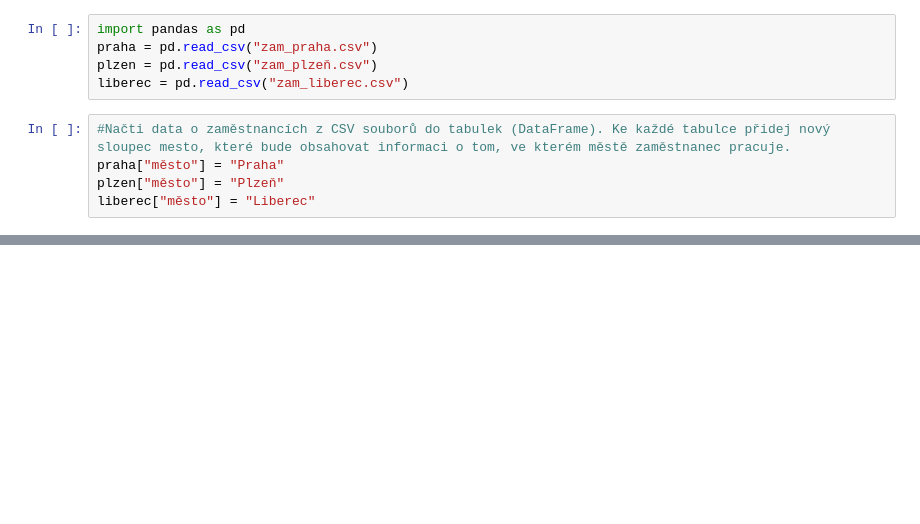
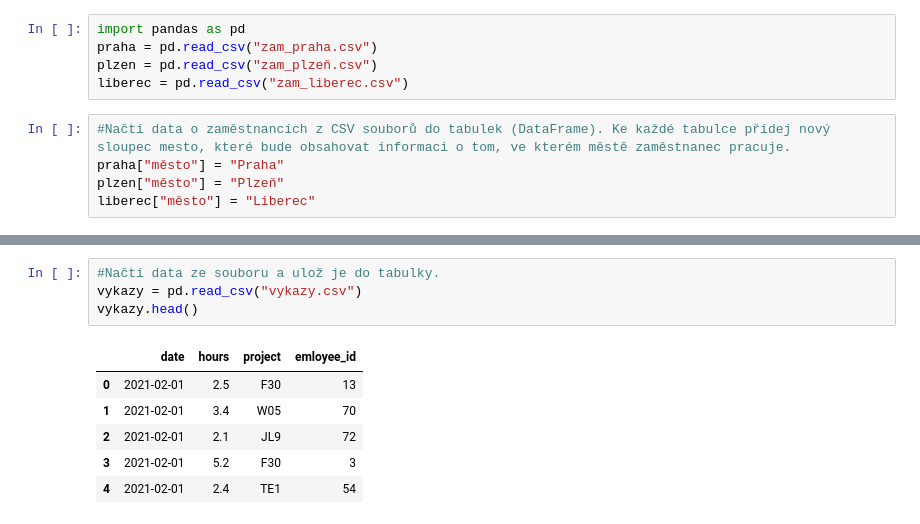
Before and after one commit to TerkaNemeckova/kurz-python-1, a Jupyter notebook: 10. úkol.ipynb, the cells around one changed output, grey strips where cells are left out. Cells and saved outputs as stored; diff of their text form; blank space fills up the shorter version.

```diff
--- a/10. úkol.ipynb
+++ b/10. úkol.ipynb
@@ -24,0 +75,11 @@ platy = pd.read_csv("platy_2021_02.csv")
+# %%
+#Načti data ze souboru a ulož je do tabulky.
+vykazy = pd.read_csv("vykazy.csv")
+vykazy.head()
+# %% [output]
+|  | date | hours | project | emloyee_id |
+| 0 | 2021-02-01 | 2.5 | F30 | 13 |
+| 1 | 2021-02-01 | 3.4 | W05 | 70 |
+| 2 | 2021-02-01 | 2.1 | JL9 | 72 |
+| 3 | 2021-02-01 | 5.2 | F30 | 3 |
+| 4 | 2021-02-01 | 2.4 | TE1 | 54 |
```
Also changed, not shown: parts of 7 cells of this notebook.
